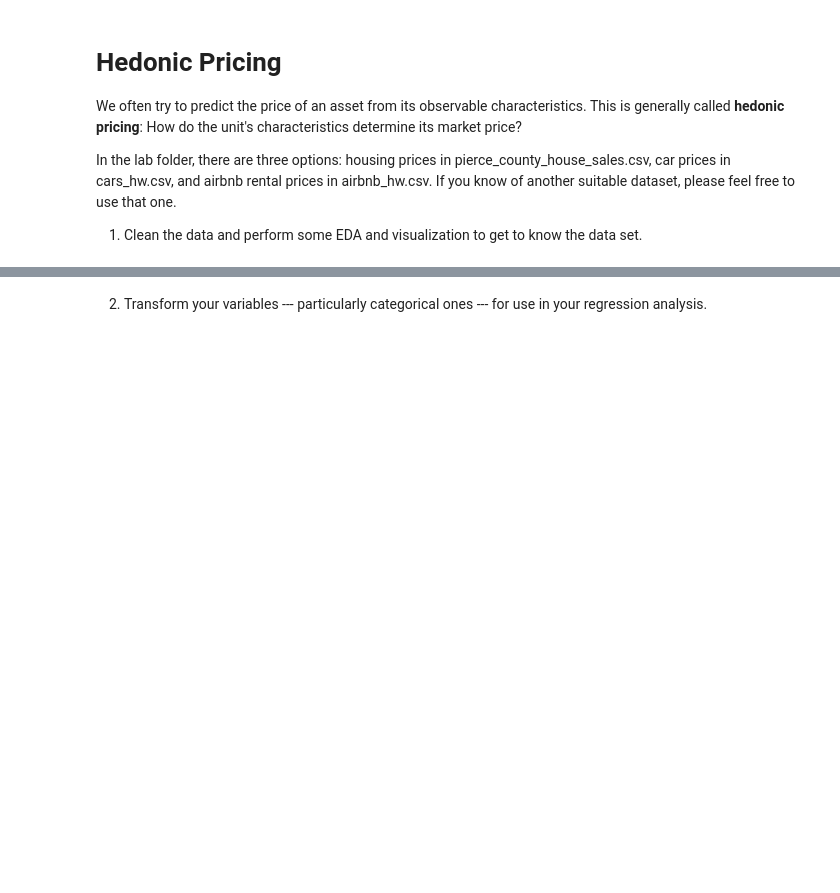
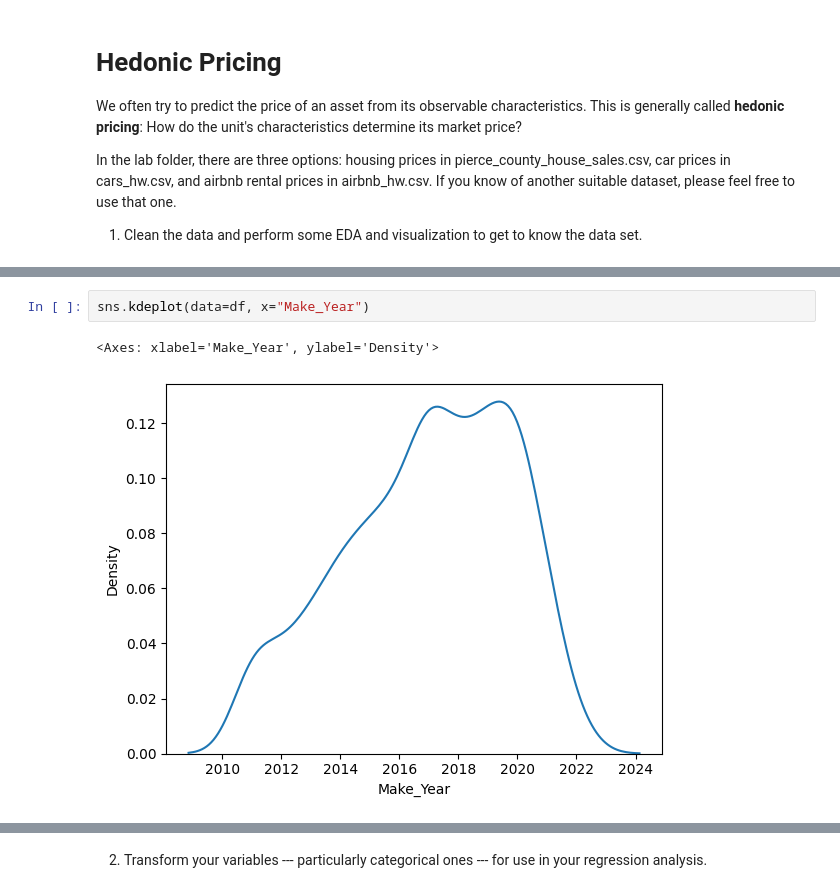
Before and after one commit to JuliaPPfeiffer/labs, a Jupyter notebook: 04_hedonic_pricing/04_hedonic_pricing.ipynb, the cells around one changed output, grey strips where cells are left out. Saved outputs shown, nothing was run; the diff lists cells and outputs as text; blank space fills up the shorter version.

```diff
--- a/04_hedonic_pricing/04_hedonic_pricing.ipynb
+++ b/04_hedonic_pricing/04_hedonic_pricing.ipynb
@@ -19,0 +63,5 @@ df.head()
+# %%
+sns.kdeplot(data=df, x="Make_Year")
+# %% [output]
+<Axes: xlabel='Make_Year', ylabel='Density'>
+[figure, added]
```
Also changed, not shown: parts of 10 cells of this notebook.
